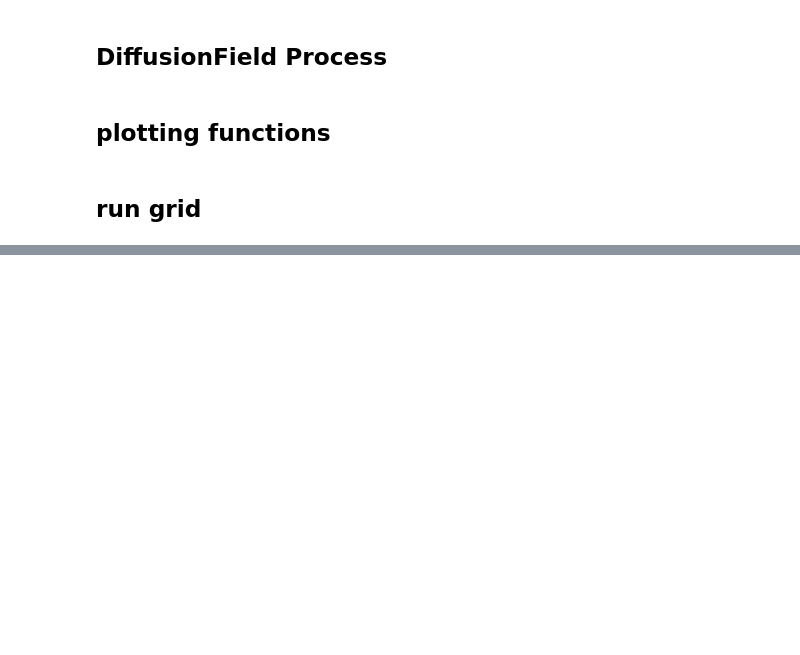
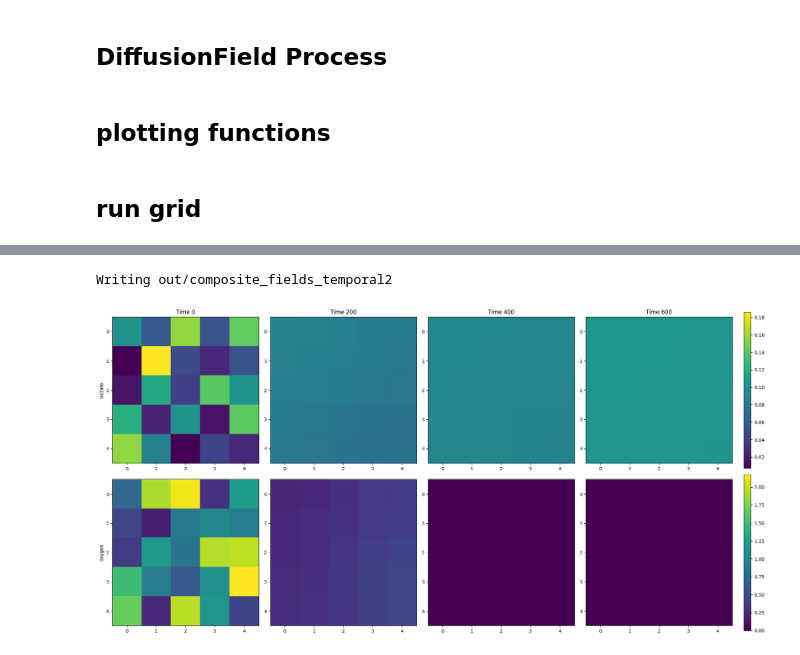
Before and after one commit to vivarium-collective/hypoxia-oscillations, a Jupyter notebook: notebooks/grid_tissue.ipynb, the cells around one changed output, grey strips where cells are left out. Saved outputs shown, nothing was run; the diff lists cells and outputs as text; code cells hidden in the pictures; blank space fills up the shorter version.

```diff
--- a/notebooks/grid_tissue.ipynb
+++ b/notebooks/grid_tissue.ipynb
@@ -849,0 +835,13 @@ Writing out/results_by_cell2
+# %%
+# plot fields
+n_snapshots = 4
+nth_timestep = int(total_time / (n_snapshots - 1))
+temporal_fig = plot_fields_temporal(
+    data['fields'],
+    nth_timestep=nth_timestep,
+    out_dir='out',
+    filename=f'composite_fields_temporal2'
+)
+# %% [output]
+Writing out/composite_fields_temporal2
+[figure, added]
```
Also changed, not shown: parts of 3 cells of this notebook, 1 other file.
